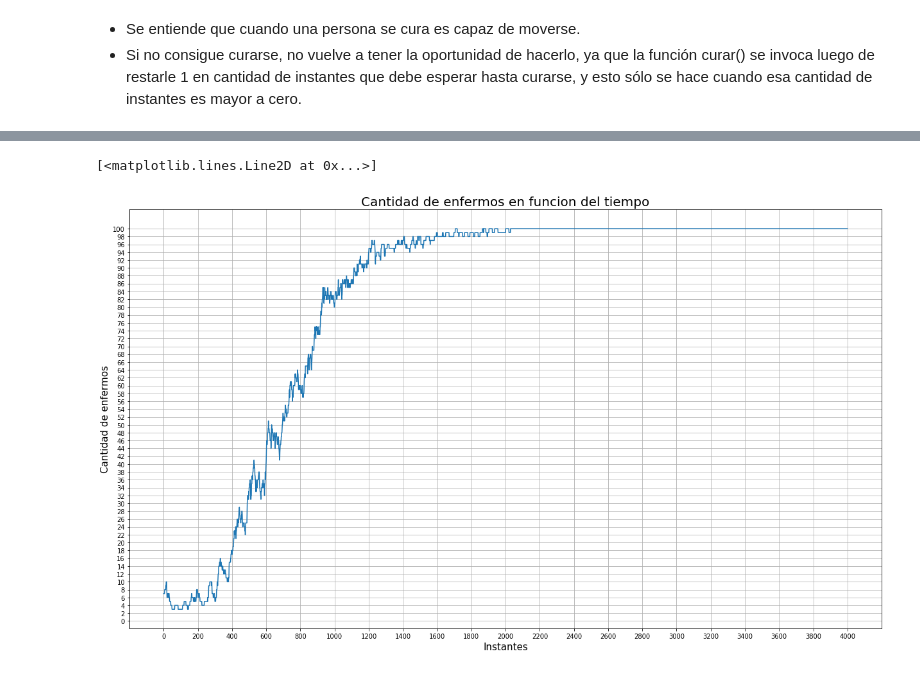
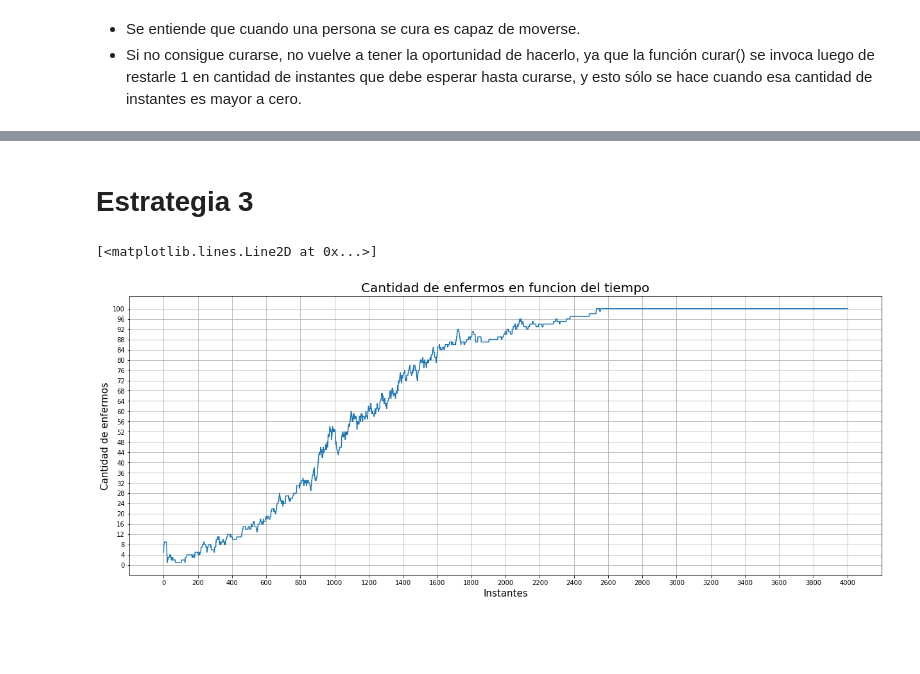
Before and after one commit to nazar9318/Simulacion-1c2020-TP1, a Jupyter notebook: Ej10/Ejercicio 10.ipynb, the cells around one changed output, grey strips where cells are left out. Drawn from its saved outputs; the diff is of its cells as text; code cells hidden in the pictures; blank space fills up the shorter version.

```diff
--- a/Ej10/Ejercicio 10.ipynb
+++ b/Ej10/Ejercicio 10.ipynb
@@ -256,7 +247,7 @@ Estrategia 3: sólo la mitad de los ciudadanos pueden moverse
                            np.ones(100))
 poblacion_3 = np.asarray((enfermo, coor_h, coor_v, se_mueve)).T
 poblacion_3 = inicializarEnfermos_estrategia_1_3(poblacion_3, 100)
-poblacion_3 = inicializarCaminantes_estrategia_3(poblacion_3, 100)
+poblacion_3 = inicializarCaminantes(poblacion_3, 100)
 # %%
 (instante_a3, enfermos_a3, sanos_a3) = ([],[],[])
 for i in range(4000):
@@ -426,11 +445,0 @@ def inicializarCaminantes_b_estrategia_3(poblacion, tamanio):
-# %%
-def desplazar_b_estrategia_3(poblacion, tamanio):
-    for i in range(tamanio):
-        if (poblacion[i][4] == 1):
-            poblacion[i][1] = desplazar_en_horizontal(poblacion[i][1])
-            poblacion[i][2] = desplazar_en_vertical(poblacion[i][2])
-        if (poblacion[i][0] == 1 and poblacion[i][3] > 0):
-            poblacion[i][3] = poblacion[i][3] - 1
-            if (poblacion[i][3] == 0):
-                poblacion[i] = curar_b(poblacion[i])
-    enfermarPoblacion_b(poblacion, tamanio)
@@ -506,0 +487,2 @@ Estrategia 3
+# %% [markdown]
+# Estrategia 3
@@ -507,3 +503,14 @@ Estrategia 3
+# %%
+def desplazar_b_estrategia_3(poblacion, tamanio):
+    for i in range(tamanio):
+        if (poblacion[i][4] == 1):
+            poblacion[i][1] = desplazar_en_horizontal(poblacion[i][1])
+            poblacion[i][2] = desplazar_en_vertical(poblacion[i][2])
+        if (poblacion[i][0] == 1 and poblacion[i][3] > 0):
+            poblacion[i][3] = poblacion[i][3] - 1
+            if (poblacion[i][3] == 0):
+                poblacion[i] = curar_1_3(poblacion[i])
+    enfermarPoblacion_b_estrategia_1_3(poblacion, tamanio)
 # %%
 (enfermo, coor_h, coor_v, tiempo_hasta_curarse, se_mueve) = (np.ones(100),
                          np.random.uniform(0, 100, 100),
@@ -517,19 +524,19 @@ poblacion_b_3 = inicializarCaminantes_b_estrategia_3(poblacion_b_3, 100)
 # %%
 (instante_b3, enfermos_b3, sanos_b3) = ([],[],[])
 for i in range(4000):
-    desplazar_b_estrategia_1(poblacion_b_3, 100)
+    desplazar_b_estrategia_3(poblacion_b_3, 100)
     instante_b3.insert(i, i)
     enfermos_b3.insert(i, cantidadDeEnfermos(poblacion_b_3, 100))
     sanos_b3.insert(i, cantidadDeSanos(poblacion_b_3, 100))
 # %%
-plt.figure(figsize=(21,12))
+plt.figure(figsize=(21,8))
 plt.xticks(np.arange(0, 4200, step = 200))
-plt.yticks(np.arange(0, 102, step = 2))
+plt.yticks(np.arange(0, 102, step = 4))
 plt.subplot().grid()
 plt.title('Cantidad de enfermos en funcion del tiempo', fontsize = 20)
 plt.xlabel('Instantes', fontsize = 15)
 plt.ylabel('Cantidad de enfermos', fontsize = 15)
 plt.plot(instante_b3, enfermos_b3)
 # %% [output]
 [<matplotlib.lines.Line2D at 0x...>]
-[figure, old version]
+[figure, new version]
```
Also changed, not shown: parts of 49 cells of this notebook.
